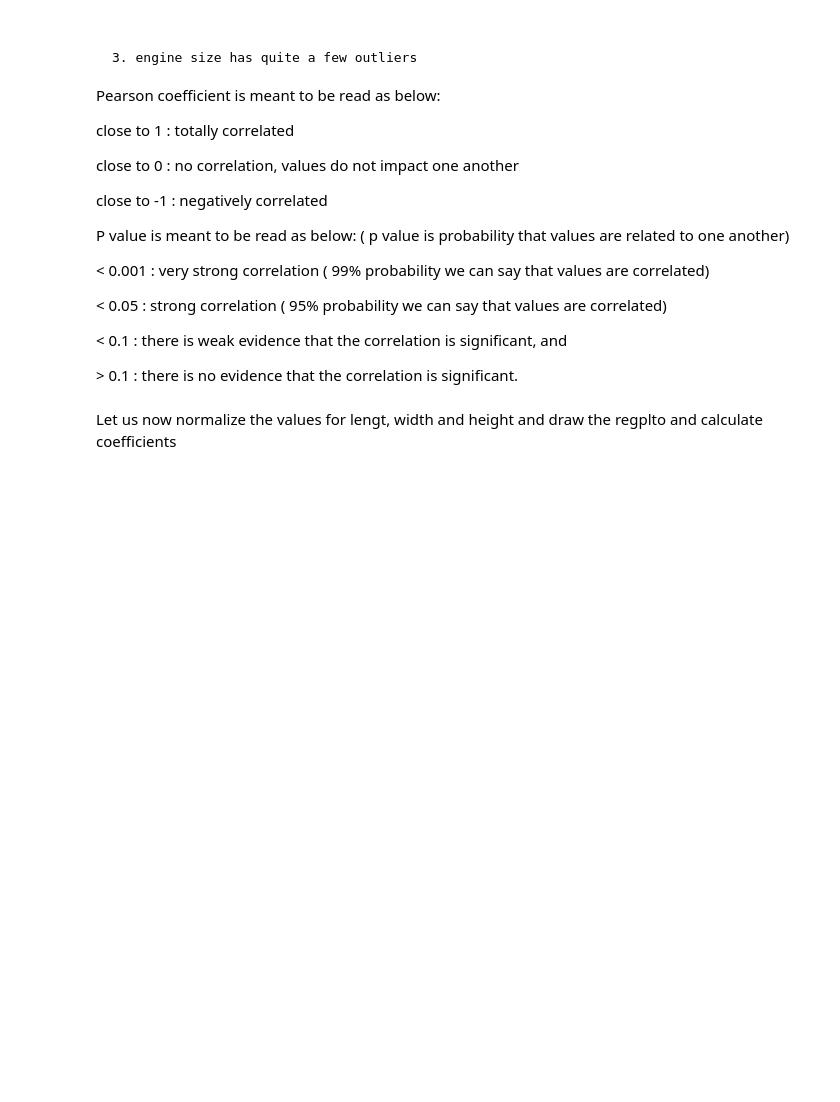
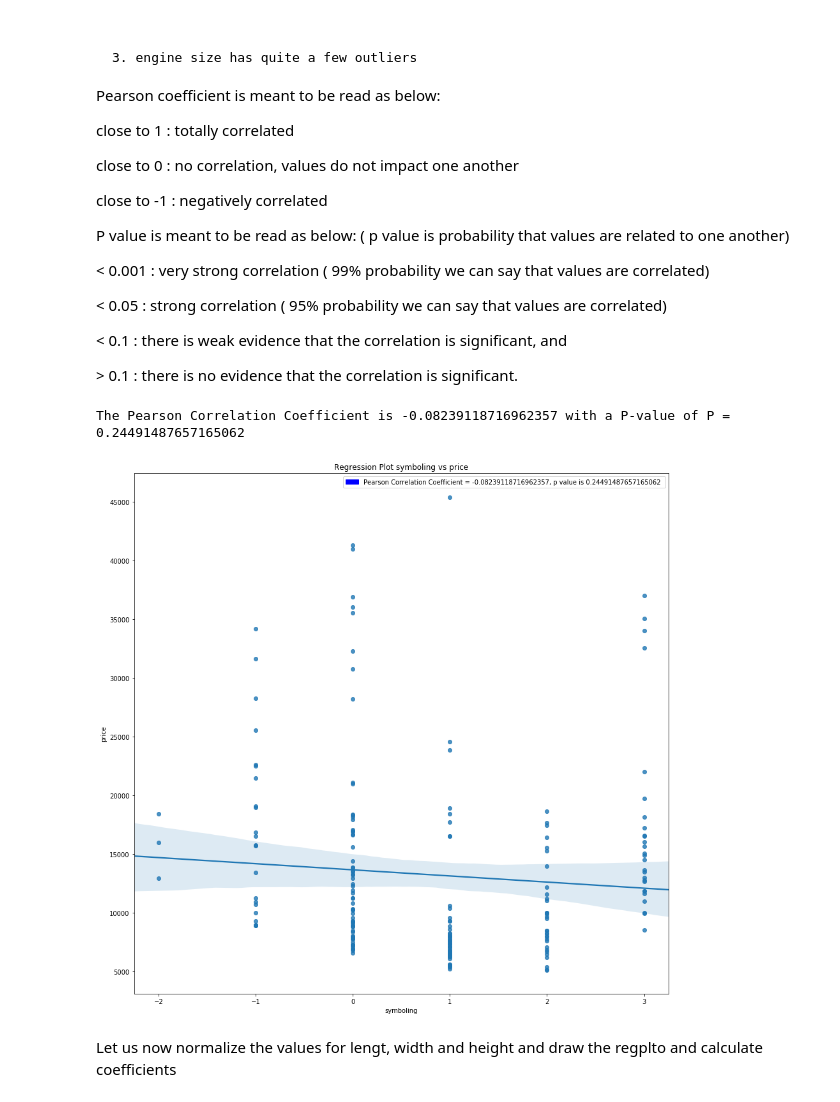
Before and after one commit to in-tandem/pandas_learning, a Jupyter notebook: data_analysis_auto_sales_history.ipynb, the cells around one changed output. Cells and saved outputs as stored; diff of their text form; code cells hidden in the pictures; blank space fills up the shorter version.

Commit message:
created common methods for coefficients and p value calculations

```diff
--- a/data_analysis_auto_sales_history.ipynb
+++ b/data_analysis_auto_sales_history.ipynb
@@ -527,23 +572,41 @@ Pearson coefficient is meant to be read as below:
 # %%
 from scipy import stats
 
-## checking correlation between symbolizing and target price
-data['symboling'] = data['symboling'].astype('float64')
 
-pearson_coef, p_value = stats.pearsonr(data['symboling'], data['price'])
-print("The Pearson Correlation Coefficient is %s with a P-value of P = %s" %(pearson_coef, p_value))
+def calculateCorrelationCoefficientsAndpValues(x_data, y_data):
 
-_data_symboling_to_price = data[['symboling', 'price']]
+    pearson_coef, p_value = stats.pearsonr(x_data, y_data)
+    print("The Pearson Correlation Coefficient is %s with a P-value of P = %s" %(pearson_coef, p_value))
 
-plot.figure(figsize=(15,8))
-sns.regplot(x = 'symboling' , y ='price' , data = data[['symboling', 'price']])
+    return (pearson_coef,p_value)
+
+def plotRegressionBetweenTwoVariables(x_label,y_label, x_y_data, pearson_coef, p_value):
+
+    plot.figure(figsize=(15,15))
+
+    sns.regplot(x = x_label , y = y_label , data = x_y_data)
 
 
-plot.text(x = 2, y = 45000 , s ="Pearson Correlation Coefficient = %s"%pearson_coef, fontsize = 12 )
-plot.text(x = 2, y = 42000 , s ="P value = %s"%p_value, fontsize = 12 )
+    # plot.text(x = 1, y = 40000 , s ="Pearson Correlation Coefficient = %s"%pearson_coef, fontsize = 12 )
+    # plot.text(x = 1, y = 38000 , s ="P value = %s"%p_value, fontsize = 12 )
 
-## we can see close to - 0.08 correlation coefficient and greater than 0.1 p value number, meaning values are NOT related to each other
-## what is clearly visible is that symboling is not related to price at all and hence can we ignored as a contributing feature
+    import matplotlib.patches as mpatches
+    import matplotlib.pyplot as plt
+
+    blue_patch = mpatches.Patch(color='blue', label='Pearson Correlation Coefficient = %s, p value is %s '%(pearson_coef, p_value))
+    plot.legend(handles=[blue_patch], loc ='best')
+    plot.title("Regression Plot %s vs %s"%(x_label, y_label))
+# %%
+from scipy import stats
+
+## checking correlation between symbolizing and target price
+data['symboling'] = data['symboling'].astype('float64')
+
+coeff_values = calculateCorrelationCoefficientsAndpValues(data['symboling'], data['price'])
+plotRegressionBetweenTwoVariables( 'symboling', 'price', data[['symboling', 'price']], coeff_values[0], coeff_values[1])
+# %% [output]
+The Pearson Correlation Coefficient is -0.08239118716962357 with a P-value of P = 0.24491487657165062
+[figure, added]
 # %% [markdown]
 
 
```
Also changed, not shown: parts of 12 cells of this notebook.
